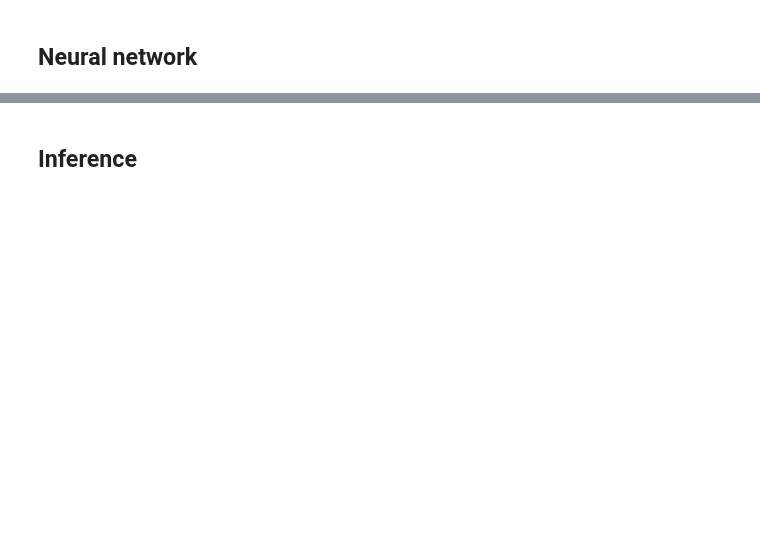
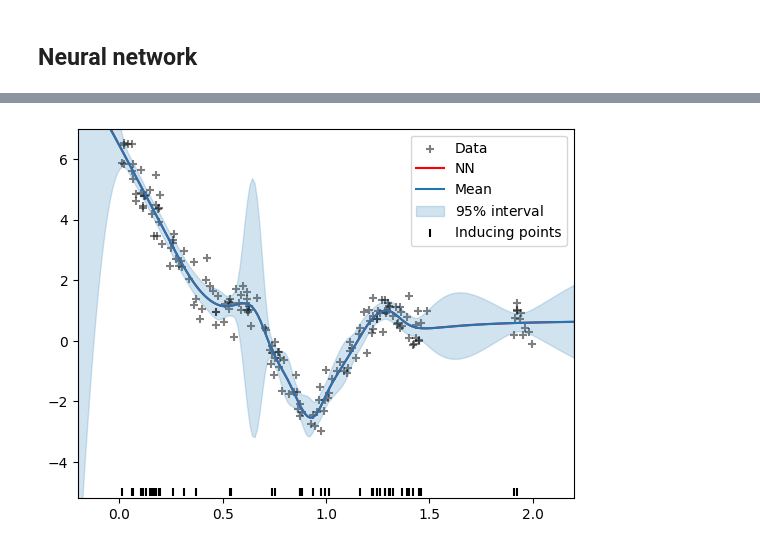
Before and after one commit to AaltoML/sfr, a Jupyter notebook: notebooks/1D-regression-and-dual-updates.ipynb, the cells around one changed output, grey strips where cells are left out. Cells and saved outputs as stored; diff of their text form; code cells hidden in the pictures; blank space fills up the shorter version.

```diff
--- a/notebooks/1D-regression-and-dual-updates.ipynb
+++ b/notebooks/1D-regression-and-dual-updates.ipynb
@@ -174,4 +179,2 @@ sfr.set_data(data)
-# %% [markdown]
-## Inference
 # %%
 f_mean, f_var = sfr.predict_f(X_test)
@@ -180,29 +181,31 @@ print(f_var.shape)
 # %%
 def plot_gp(fig, ax, f_mean, f_var):
-    ax.plot(X_test, network(X_test).detach()[:, 0], "-", color="r", label="NN", zorder=1)
+    ax.plot(X_test, sfr.network(X_test).detach()[:, 0], "-", color="r", label="NN", zorder=1)
     ax.plot(X_test, f_mean[:, 0], "-", color="C0", label="Mean", zorder=1)
     ax.fill_between(
             X_test[:, 0],
             (f_mean - 1.96 * torch.sqrt(f_var))[:, 0],
             (f_mean + 1.96 * torch.sqrt(f_var))[:, 0],
             color="C0",
             alpha=0.2,
             label="$95\%$ interval",
             zorder=2,
         )
     ax.scatter(
         sfr.Z.numpy()[:, 0],
         torch.ones_like(sfr.Z) * -5,
         marker="|",
         color="k",
         linewidth=1.5,
         s=30,
         label="Inducing points"
     )
     ax.set_xlim(X_test.numpy().min(), X_test.numpy().max())
     ax.set_ylim(-5.2, 7)
     ax.legend()
 
 fig, ax = plt.subplots()
 plot_func(fig, ax)
 plot_gp(fig, ax, f_mean, f_var)
+# %% [output]
+[figure, added]
```
Also changed, not shown: parts of 28 cells of this notebook.
